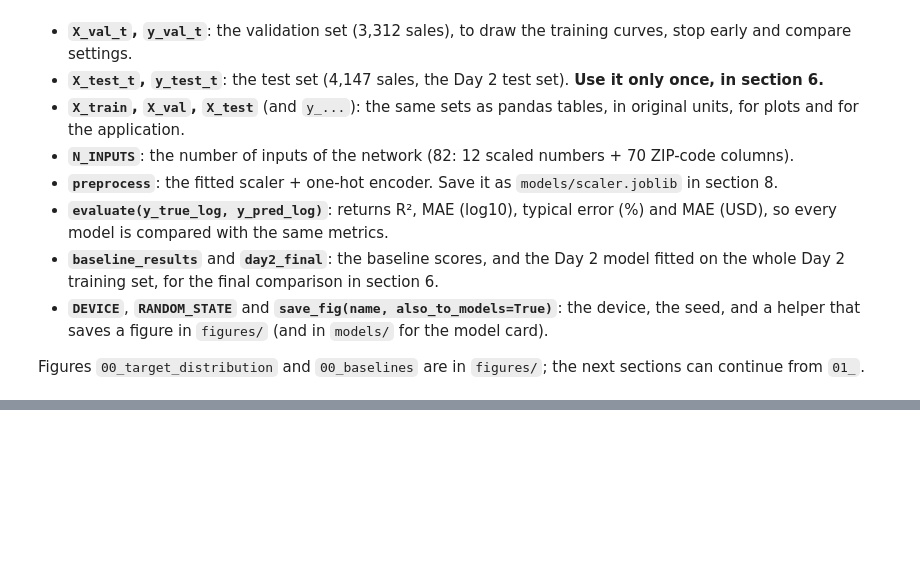
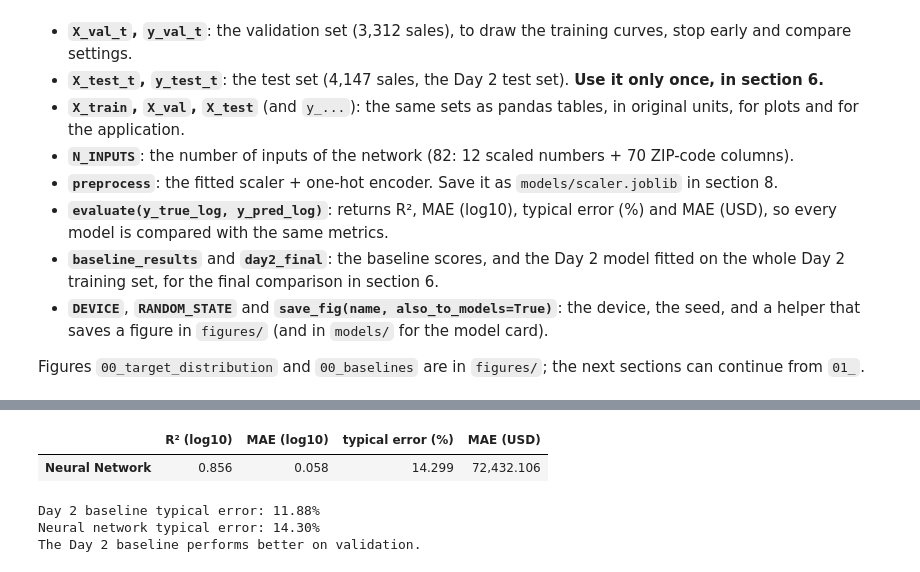
Before and after one commit to iaac-maai/2-day4-assignment, a Jupyter notebook: notebook/neural_network.ipynb, the cells around one changed output, grey strips where cells are left out. Saved outputs shown, nothing was run; the diff lists cells and outputs as text; code cells hidden in the pictures; blank space fills up the shorter version.

```diff
--- a/notebook/neural_network.ipynb
+++ b/notebook/neural_network.ipynb
@@ -360,0 +613,47 @@ Figures `00_target_distribution` and `00_baselines` are in `figures/`; the next
+# %%
+
+# 3.4 Check the trained model on validation data
+
+model.eval()
+
+with torch.no_grad():
+
+    validation_predictions = model(
+        X_val_t.to(DEVICE)
+    ).cpu().numpy().flatten()
+
+# Calculate validation metrics
+network_val_results = evaluate(
+    y_val.to_numpy(),
+    validation_predictions
+)
+
+# Show results as a table
+validation_table = pd.DataFrame(
+    [network_val_results],
+    index=["Neural Network"]
+)
+
+display(validation_table.round(3))
+
+# Compare with Day 2 baseline on validation set
+day2_val = baseline_results.loc[
+    ("Day 2: gradient boosting", "validation"),
+    "typical error (%)"
+]
+
+network_val = network_val_results["typical error (%)"]
+
+print(f"Day 2 baseline typical error: {day2_val:.2f}%")
+print(f"Neural network typical error: {network_val:.2f}%")
+
+if network_val < day2_val:
+    print("The neural network performs better on validation.")
+else:
+    print("The Day 2 baseline performs better on validation.")
+# %% [output]
+|  | R² (log10) | MAE (log10) | typical error (%) | MAE (USD) |
+| Neural Network | 0.856 | 0.058 | 14.299 | 72,432.106 |
+Day 2 baseline typical error: 11.88%
+Neural network typical error: 14.30%
+The Day 2 baseline performs better on validation.
```
Also changed, not shown: parts of 8 cells of this notebook, 2 other files.
